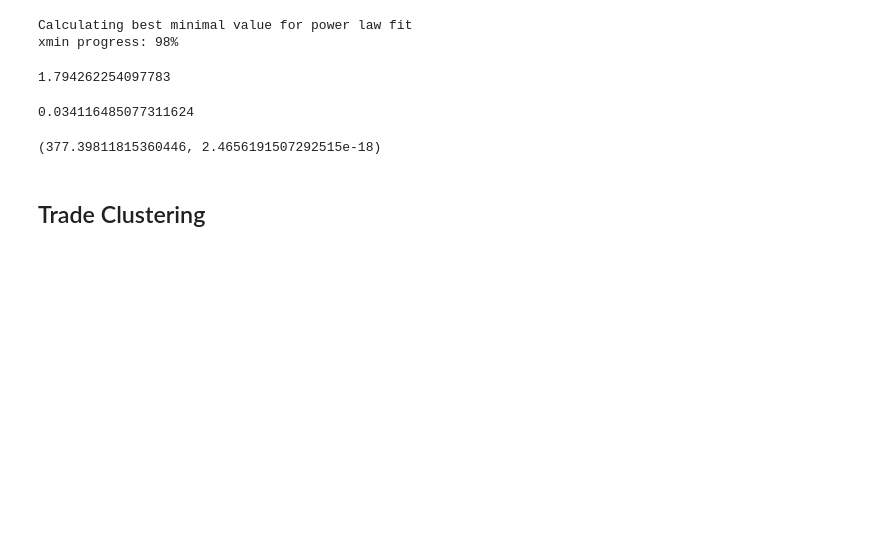
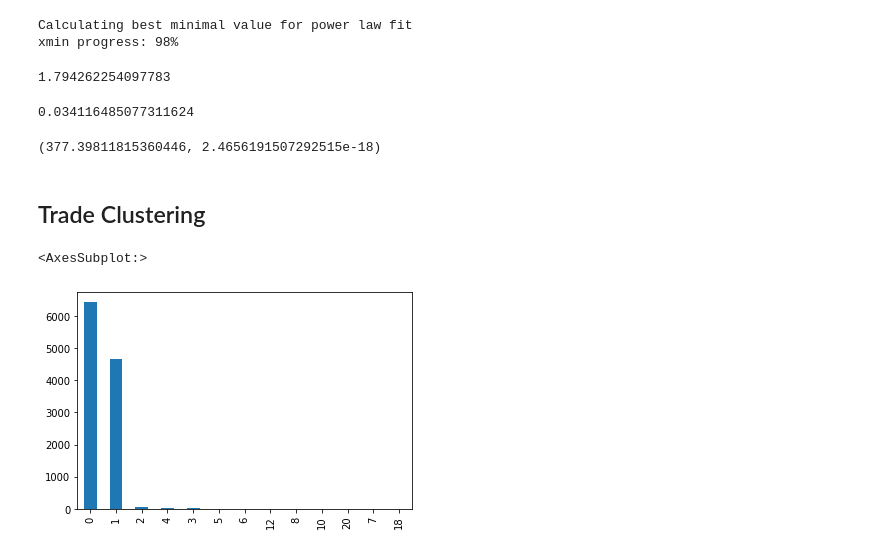
Before and after one commit to Cwolfe13/NFT-Wash-Analysis, a Jupyter notebook: benford.ipynb, the cells around one changed output. Cells and saved outputs as stored; diff of their text form; code cells hidden in the pictures; blank space fills up the shorter version.

```diff
--- a/benford.ipynb
+++ b/benford.ipynb
@@ -258,4 +258,26 @@ def make_first_sig(adj_price):
     for i in adj_price:
         series.append(first_sig_fig(i))
     return series
+# %%
+def make_eth_clusters(adj_price):
+    """Takes in the adj price representing the total ETH/WETH traded, which is
+    stored in the panda from opensea csv, returns two columns to be added by using the float round function.
+
+    Params
+    ------
+    adj_price - The adj price series in a panda representing the ETH/WETH amounts
+
+    Returns
+    -------
+    single_digit - A series containing the ETH/WETH as a single digit
+    tenths - A series containing the ETH/WETH as a single digit and a tenths place round"""
+    #Single round
+    single_digit = []
+    for i in adj_price:
+        single_digit.append(round(i))
+    #Tenths
+    tenths = []
+    for i in adj_price:
+        tenths.append(round(i, 1))
+    return single_digit, tenths
 # %%
@@ -381,3 +396,13 @@ fit.distribution_compare('power_law', 'exponential')
 fomo_value_counts = fomo['usd_price'].value_counts()
 # %% [markdown]
 ## Trade Clustering
+# %%
+single, tenths = make_eth_clusters(fomo['adj_price'])
+# %%
+fomo['eth_single'] = single
+fomo['eth_tenth'] = tenths
+# %%
+fomo['eth_single'].value_counts().plot(kind='bar')
+# %% [output]
+<AxesSubplot:>
+[figure, added]
```
Also changed, not shown: parts of 11 cells of this notebook, 2 other files.
